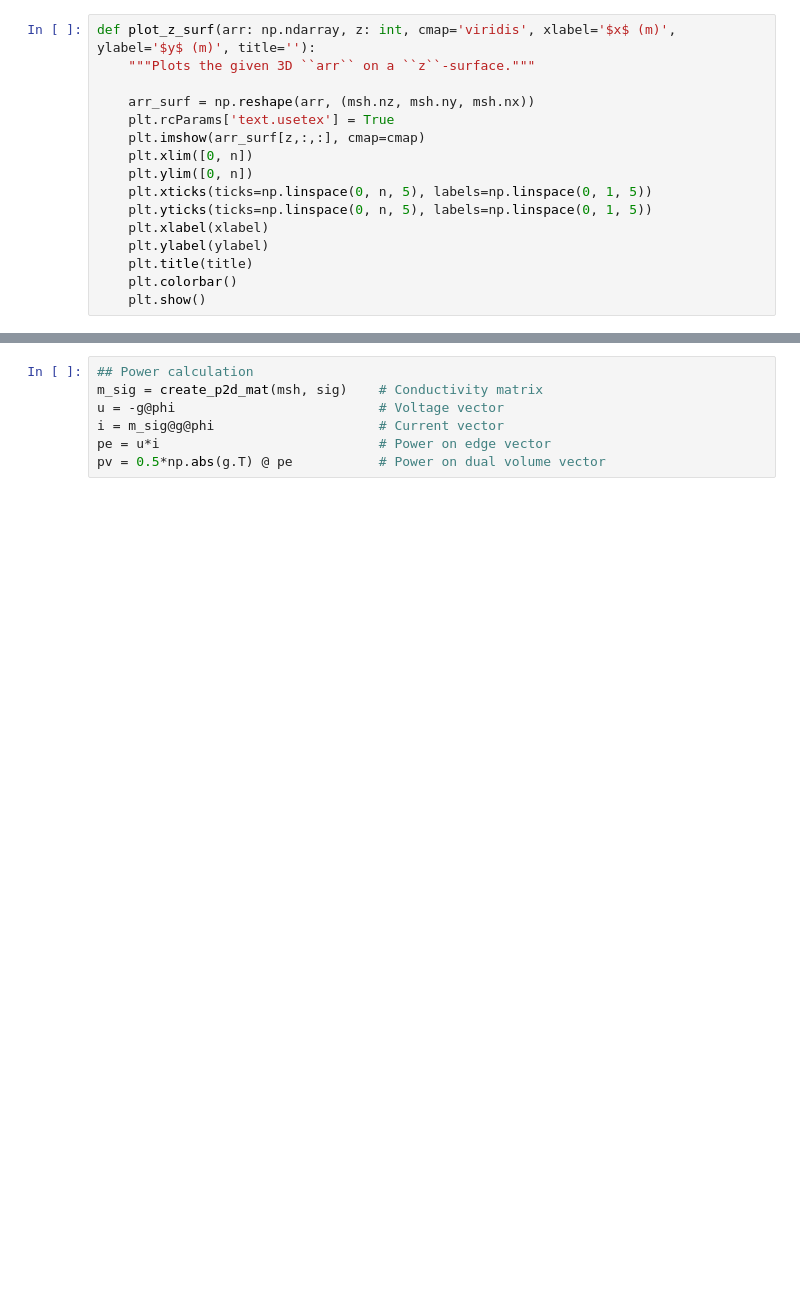
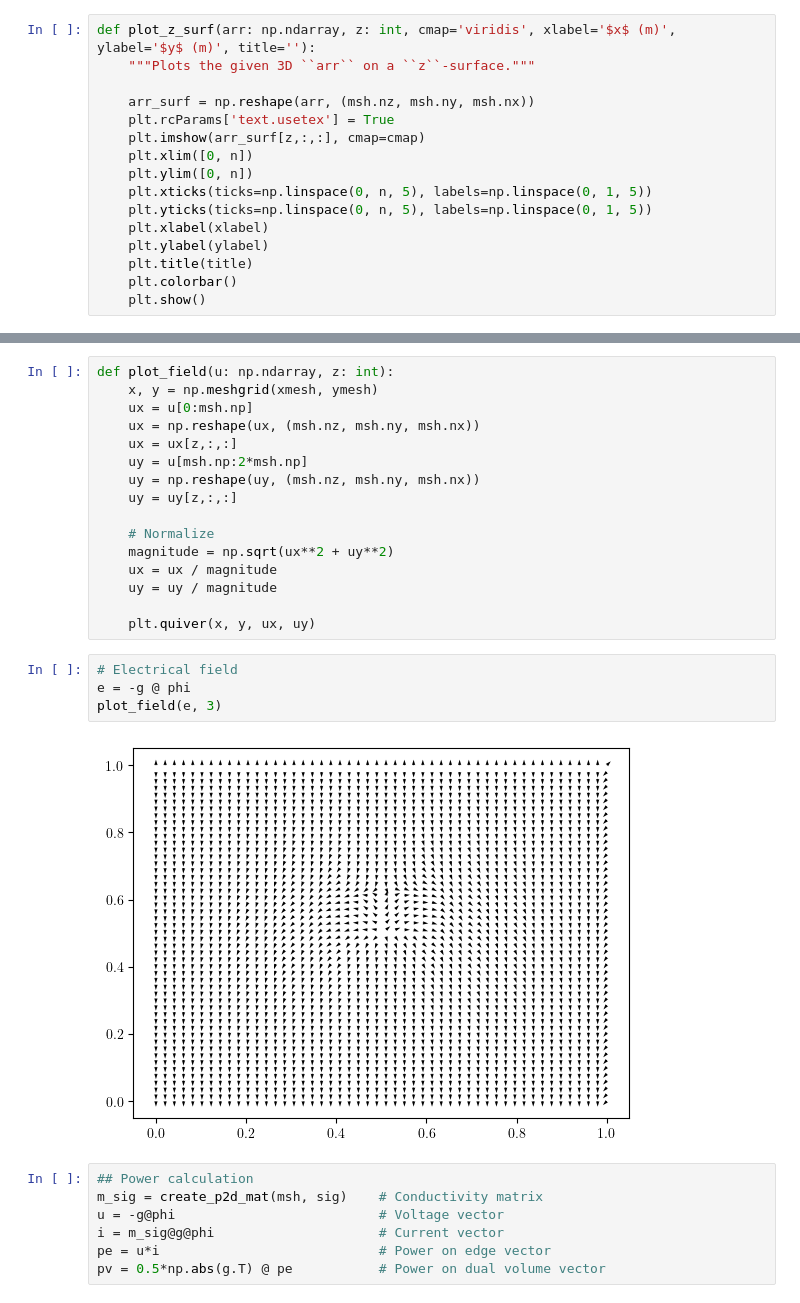
Before and after one commit to Devoev/multiphysics, a Jupyter notebook: main.ipynb, the cells around one changed output, grey strips where cells are left out. Cells and saved outputs as stored; diff of their text form; blank space fills up the shorter version.

```diff
--- a/main.ipynb
+++ b/main.ipynb
@@ -77,3 +77,25 @@ plot_z_surf(phi, z=2, cmap='rainbow', title='Electric potential $\phi$ (V)')
+# %%
+def plot_field(u: np.ndarray, z: int):
+    x, y = np.meshgrid(xmesh, ymesh)
+    ux = u[0:msh.np]
+    ux = np.reshape(ux, (msh.nz, msh.ny, msh.nx))
+    ux = ux[z,:,:]
+    uy = u[msh.np:2*msh.np]
+    uy = np.reshape(uy, (msh.nz, msh.ny, msh.nx))
+    uy = uy[z,:,:]
+
+    # Normalize
+    magnitude = np.sqrt(ux**2 + uy**2)
+    ux = ux / magnitude
+    uy = uy / magnitude
+
+    plt.quiver(x, y, ux, uy)
+# %%
+# Electrical field
+e = -g @ phi
+plot_field(e, 3)
+# %% [output]
+[figure, added]
 # %%
 ## Power calculation
 m_sig = create_p2d_mat(msh, sig)    # Conductivity matrix
```
Also changed, not shown: parts of 4 cells of this notebook.
